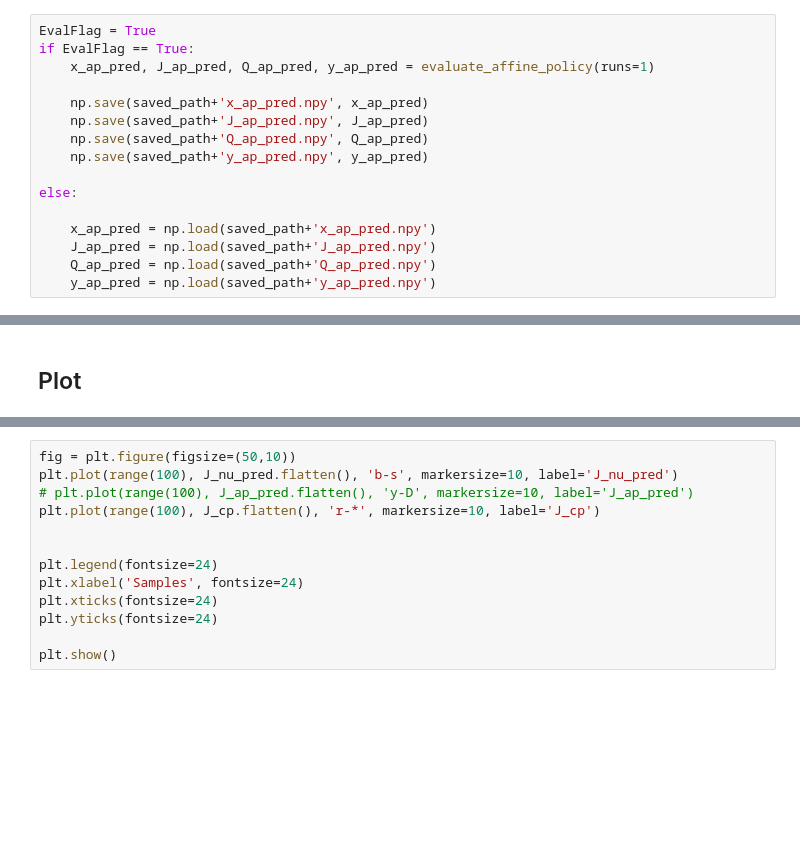
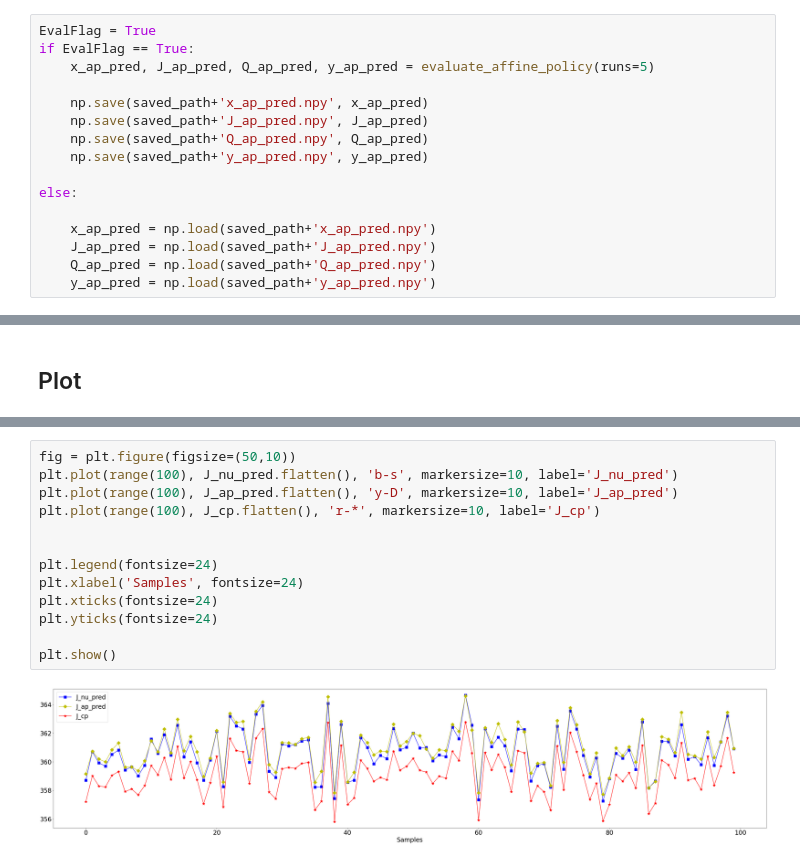
Before and after one commit to zhang-linnng/RiskLimitingDispatch, a Jupyter notebook: 0_05variation_118bus_rld_neural_policy_learn_theta_directly.ipynb, the cells around one changed output, grey strips where cells are left out. Saved outputs shown, nothing was run; the diff lists cells and outputs as text; blank space fills up the shorter version.

```diff
--- a/0_05variation_118bus_rld_neural_policy_learn_theta_directly.ipynb
+++ b/0_05variation_118bus_rld_neural_policy_learn_theta_directly.ipynb
@@ -1868,7 +1873,7 @@ def evaluate_affine_policy(runs=10):
 # %%
 EvalFlag = True
 if EvalFlag == True:
-    x_ap_pred, J_ap_pred, Q_ap_pred, y_ap_pred = evaluate_affine_policy(runs=1)
+    x_ap_pred, J_ap_pred, Q_ap_pred, y_ap_pred = evaluate_affine_policy(runs=5)
 
     np.save(saved_path+'x_ap_pred.npy', x_ap_pred)
     np.save(saved_path+'J_ap_pred.npy', J_ap_pred)
@@ -1930,16 +1939,18 @@ plt.show()
 # %%
 fig = plt.figure(figsize=(50,10))
 plt.plot(range(100), J_nu_pred.flatten(), 'b-s', markersize=10, label='J_nu_pred')
-# plt.plot(range(100), J_ap_pred.flatten(), 'y-D', markersize=10, label='J_ap_pred')
+plt.plot(range(100), J_ap_pred.flatten(), 'y-D', markersize=10, label='J_ap_pred')
 plt.plot(range(100), J_cp.flatten(), 'r-*', markersize=10, label='J_cp')
 
 
 plt.legend(fontsize=24)
 plt.xlabel('Samples', fontsize=24)
 plt.xticks(fontsize=24)
 plt.yticks(fontsize=24)
 
 plt.show()
+# %% [output]
+[figure, added]
 # %%
 fig = plt.figure(figsize=(50,10))
 
```
Also changed, not shown: parts of 6 cells of this notebook.
